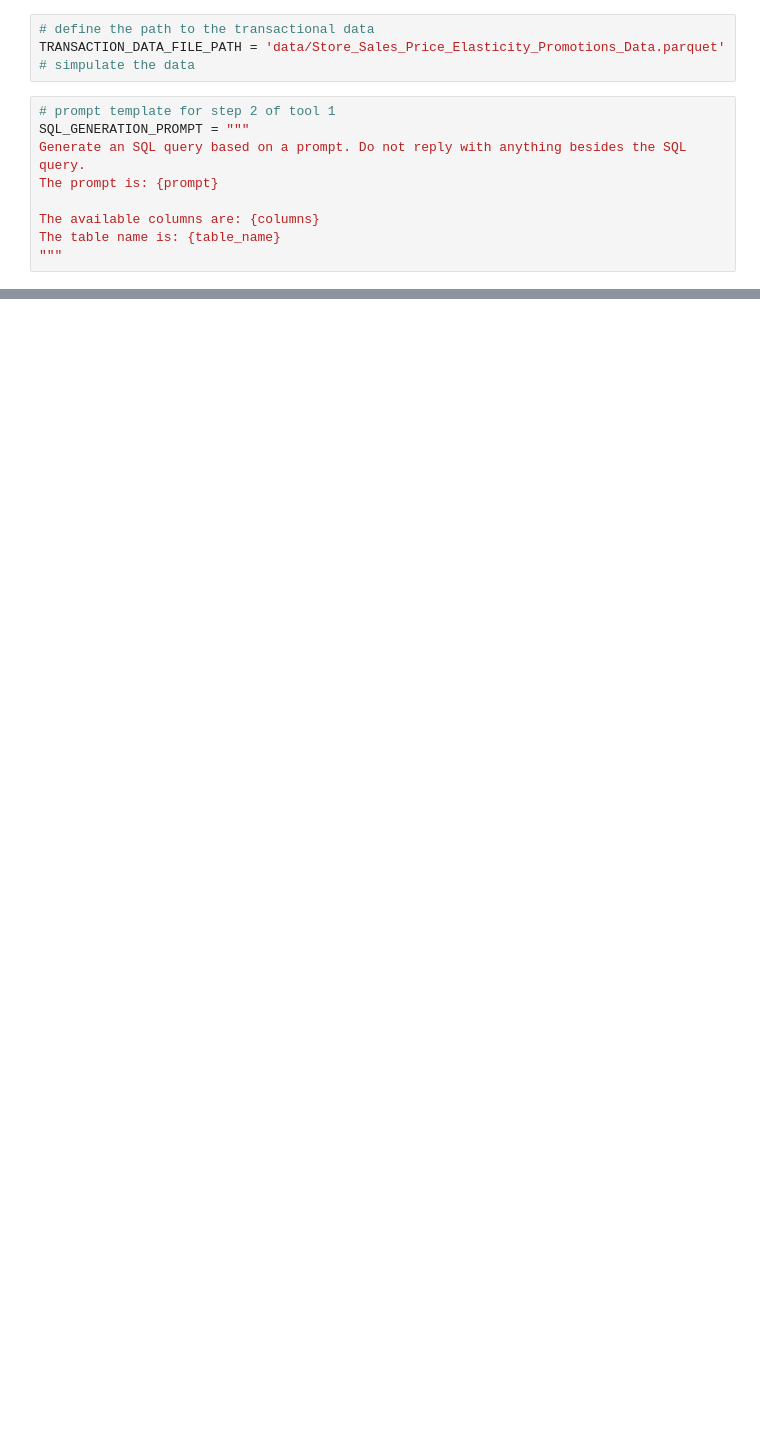
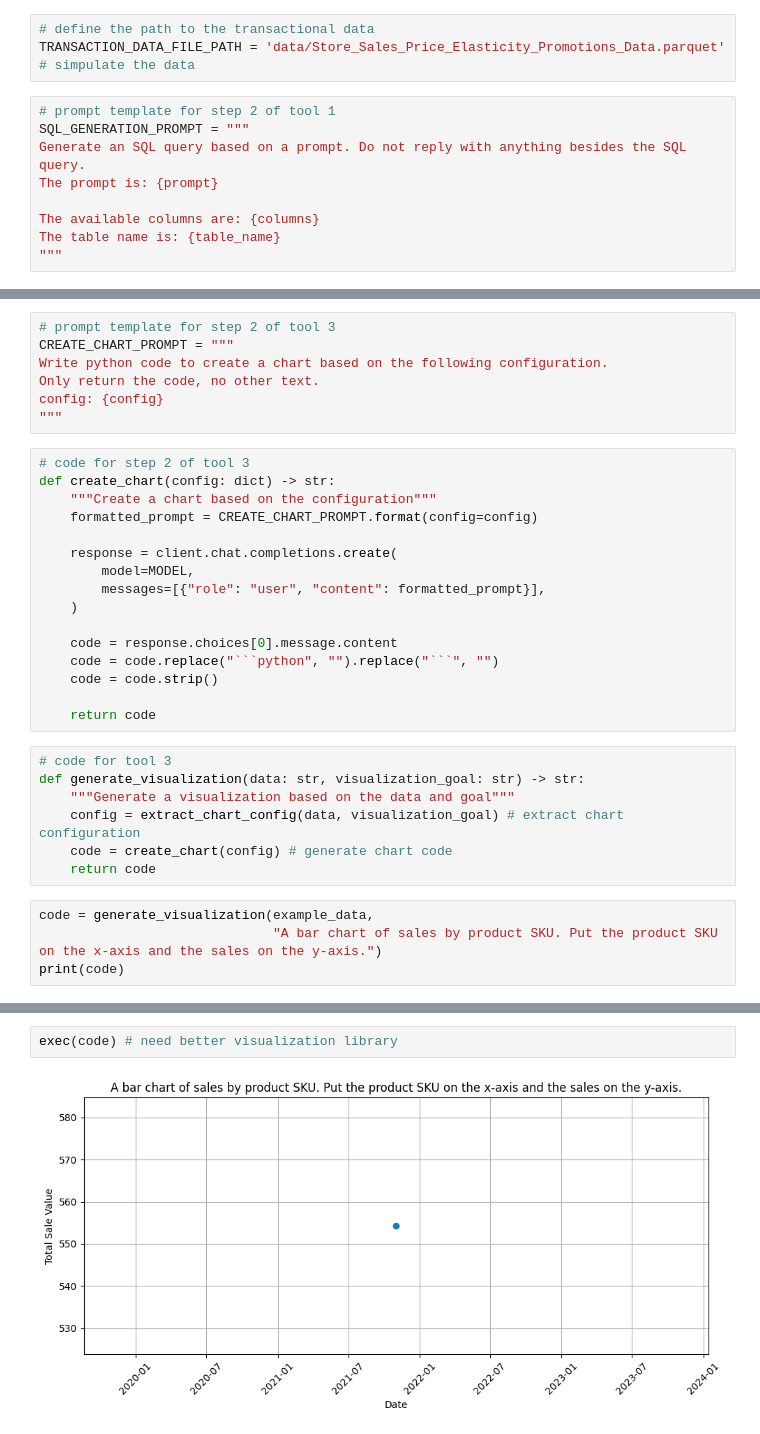
Before and after one commit to nitinsb/GenAI-Practice, a Jupyter notebook: evaluation/Building_agents.ipynb, the cells around one changed output, grey strips where cells are left out. Drawn from its saved outputs; the diff is of its cells as text; blank space fills up the shorter version.

````diff
--- a/evaluation/Building_agents.ipynb
+++ b/evaluation/Building_agents.ipynb
@@ -97,0 +236,34 @@ The table name is: {table_name}
+# %%
+# prompt template for step 2 of tool 3
+CREATE_CHART_PROMPT = """
+Write python code to create a chart based on the following configuration.
+Only return the code, no other text.
+config: {config}
+"""
+# %%
+# code for step 2 of tool 3
+def create_chart(config: dict) -> str:
+    """Create a chart based on the configuration"""
+    formatted_prompt = CREATE_CHART_PROMPT.format(config=config)
+
+    response = client.chat.completions.create(
+        model=MODEL,
+        messages=[{"role": "user", "content": formatted_prompt}],
+    )
+
+    code = response.choices[0].message.content
+    code = code.replace("```python", "").replace("```", "")
+    code = code.strip()
+
+    return code
+# %%
+# code for tool 3
+def generate_visualization(data: str, visualization_goal: str) -> str:
+    """Generate a visualization based on the data and goal"""
+    config = extract_chart_config(data, visualization_goal) # extract chart configuration
+    code = create_chart(config) # generate chart code
+    return code
+# %%
+code = generate_visualization(example_data,
+                              "A bar chart of sales by product SKU. Put the product SKU on the x-axis and the sales on the y-axis.")
+print(code)
@@ -97,0 +288,4 @@ The table name is: {table_name}
+# %%
+exec(code) # need better visualization library
+# %% [output]
+[figure, added]
````
Also changed, not shown: parts of 27 cells of this notebook, 2 other files.
